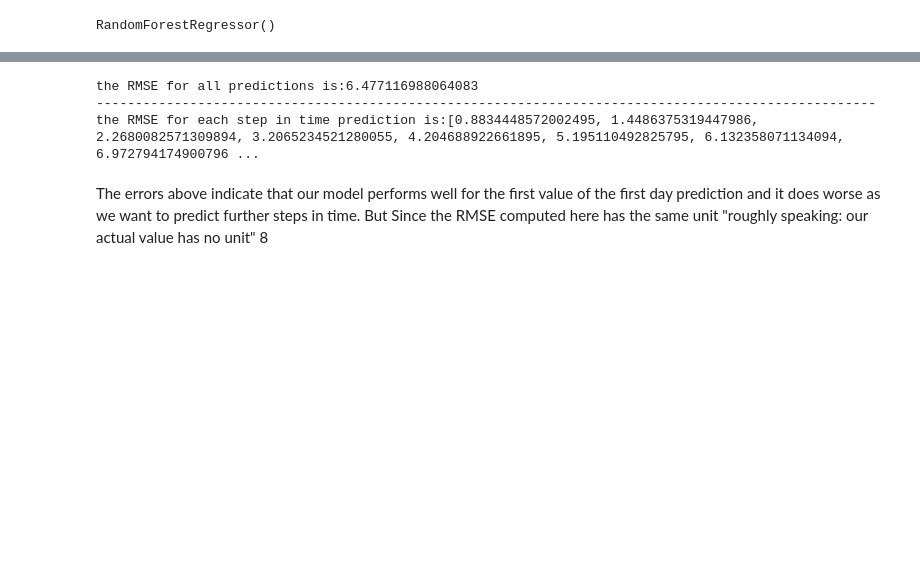
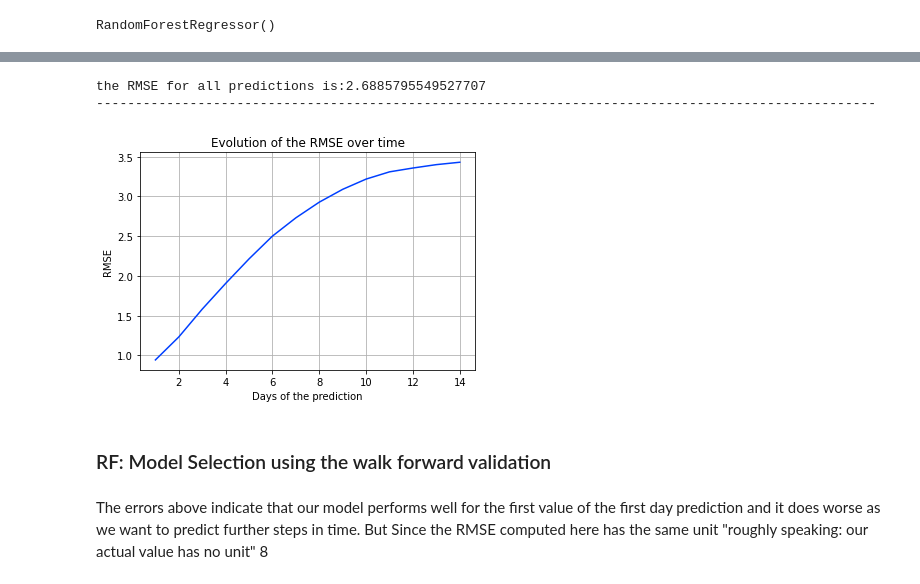
Before and after one commit to otmane-el-aloi/Prediction-of-tidal-coefficients, a Jupyter notebook: dataAnalysisOtmane.ipynb, the cells around one changed output, grey strips where cells are left out. Drawn from its saved outputs; the diff is of its cells as text; code cells hidden in the pictures; blank space fills up the shorter version.

```diff
--- a/dataAnalysisOtmane.ipynb
+++ b/dataAnalysisOtmane.ipynb
@@ -407,7 +403,7 @@ The data will be divided into weeks, 14 values  (since for each day we've comput
 # %% [markdown]
 ![image.png](attachment:image.png)
 # %%
-def split_dataset(data, step = 14):
+def split_dataset(data, past_values = 28, step = 14):
     """ Takes a dateTime with timeStamp and coef columns
         and creates train and test data by sliding a fixed size window
     """
@@ -421,13 +417,13 @@ def split_dataset(data, step = 14):
     test_shape = test.shape
     print(train_shape)
     for row in range(0, train_shape[0]):
-        if row+2*step <= train_shape[0]:
-            X_train.append(train[row:row+step].reshape(step, 1))
-            y_train.append(train[row+step:row+2*step])
+        if row+past_values+step <= train_shape[0]:
+            X_train.append(train[row:row+past_values].reshape(past_values, 1))
+            y_train.append(train[row+past_values:row+past_values+step])
     for row in range(0, test_shape[0]):
-        if row+2*step <= test_shape[0]:
-            X_test.append(test[row:row+step].reshape(step, 1))
-            y_test.append(test[row+step:row+2*step])
+        if row+past_values+step <= test_shape[0]:
+            X_test.append(test[row:row+past_values].reshape(past_values, 1))
+            y_test.append(test[row+past_values:row+past_values+step])
     return np.array(X_train), np.array(X_test), np.array(y_train), np.array(y_test)
 # %%
 X_train, X_test, y_train, y_test = split_dataset(df.drop(axis=1,columns = ["month", "year", "day", "time", "hour", "mean"]))
@@ -464,13 +463,19 @@ The root mean s
 # %%
 print("the RMSE for all predictions is:{}".format(score))
 
 print("-"*100)
 
-print("the RMSE for each step in time prediction is:{}".format(scores))
+plt.plot(np.arange(14)+1, scores)
+plt.xlabel("Days of the prediction")
+plt.ylabel("RMSE")
+plt.grid()
+plt.title("Evolution of the RMSE over time");
 # %% [output]
-the RMSE for all predictions is:6.477116988064083
+the RMSE for all predictions is:2.6885795549527707
 ----------------------------------------------------------------------------------------------------
-the RMSE for each step in time prediction is:[0.8834448572002495, 1.4486375319447986, 2.2680082571309894, 3.2065234521280055, 4.204688922661895, 5.195110492825795, 6.132358071134094, 6.972794174900796 ...
+[figure, added]
+# %% [markdown]
+### RF: Model Selection using the walk forward validation
 # %% [markdown]
 The errors above indicate that our model performs well for the first value of the first day prediction and it does worse as we want to predict further steps in time. But Since the RMSE computed here has the same unit "roughly speaking: our actual value has no unit" 8
 # %% [markdown]
```
Also changed, not shown: parts of 18 cells of this notebook, 12 other files.
